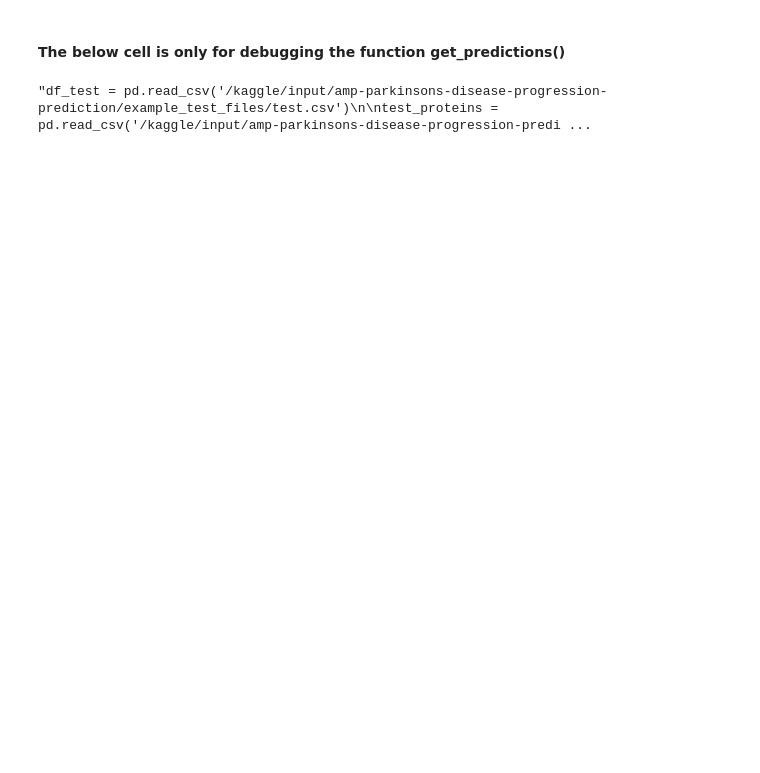
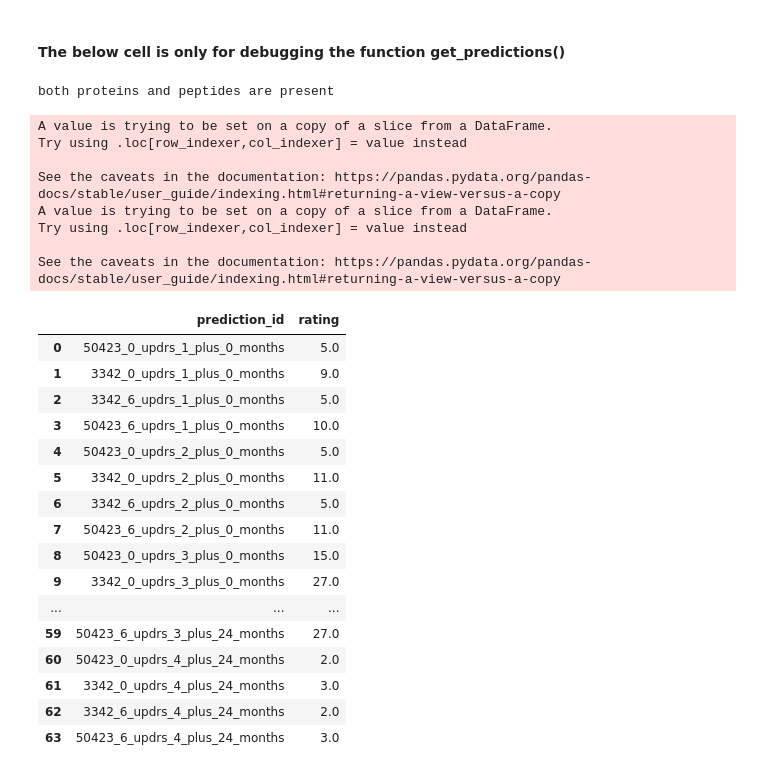
Before and after one commit to sumaniitm/AMP-parkinsons-disease-progression-prediction, a Jupyter notebook: amp-parkinson-s-disease-progression-prediction.ipynb, the cells around one changed output. Cells and saved outputs as stored; diff of their text form; code cells hidden in the pictures; blank space fills up the shorter version.

```diff
--- a/amp-parkinson-s-disease-progression-prediction.ipynb
+++ b/amp-parkinson-s-disease-progression-prediction.ipynb
@@ -214,2 +339,18 @@ updrs_4
 # %% [markdown]
 #### The commands below are for debugging only, these were used to determine the bins corresponding to the train-test split specific to UPDRS tests
+# %%
+def smape(y_true, y_pred):
+    smap = np.zeros(len(y_true))
+
+    num = np.abs(y_true - y_pred)
+    dem = ((np.abs(y_true) + np.abs(y_pred)) / 2)
+
+    pos_ind = dem != 0
+    smap[pos_ind] = num[pos_ind] / dem[pos_ind]
+
+    return 100 * np.mean(smap)
+
+train_true_all = [1,2,3,4,150,0,0,0,0]
+train_yhat_all = [0,0,0,0,0,0,0,0,0]
+print('SMAPE: ',smape(np.array(train_true_all), np.round(np.array(train_yhat_all))))
+print('SMAPE+1: ',smape(np.array(train_true_all)+1, np.round(np.array(train_yhat_all)+1)))
@@ -215,0 +360,9 @@ updrs_4
+# %%
+for u in list_of_updrs_tests:
+
+    X = full_training_data[['visit_month','npx_mean','npx_median','peptide_mean','peptide_median']]
+
+    y_true = full_training_data[u]
+    y_pred = np.ceil(model_dict[u].predict(X))
+
+    print('Linear regression SMAPE + 1 for', u, ':', smape(np.array(y_true), np.array(y_pred)))
@@ -215,0 +374,12 @@ updrs_4
+# %%
+for u in list_of_updrs_tests:
+
+    X = full_training_data[['visit_month','npx_mean','npx_median','peptide_mean','peptide_median']]
+
+    poly = PolynomialFeatures(degree = 7)
+    X_poly = poly.fit_transform(X)
+
+    y_true = full_training_data[u]
+    y_pred = np.ceil(poly_model_dict[u].predict(X_poly))
+
+    print('Polynomial regression SMAPE + 1 for', u, ':', smape(np.array(y_true), np.array(y_pred)))
@@ -412,21 +583,47 @@ def get_predictions(model_dict, df_test, df_proteins=pd.DataFrame(), df_peptides
 
     return result
 # %%
-"""df_test = pd.read_csv('/kaggle/input/amp-parkinsons-disease-progression-prediction/example_test_files/test.csv')
+df_test = pd.read_csv('/kaggle/input/amp-parkinsons-disease-progression-prediction/example_test_files/test.csv')
 
 test_proteins = pd.read_csv('/kaggle/input/amp-parkinsons-disease-progression-prediction/example_test_files/test_proteins.csv')
 #result = get_predictions(model_dict=model_dict, sklearn_pipeline=full_pipeline, df_test=df_test, df_proteins=test_proteins, df_peptides=pd.DataFrame())
 
 test_peptides = pd.read_csv('/kaggle/input/amp-parkinsons-disease-progression-prediction/example_test_files/test_peptides.csv')
 #result = get_predictions(model_dict=model_dict, sklearn_pipeline=full_pipeline, df_test=df_test, df_proteins=pd.DataFrame(), df_peptides=test_peptides)
 
-result = get_predictions(model_dict=model_dict, sklearn_pipeline=full_pipeline, df_test=df_test, df_proteins=test_proteins, df_peptides=test_peptides)
+#result = get_predictions(model_dict=model_dict, sklearn_pipeline=full_pipeline, df_test=df_test, df_proteins=test_proteins, df_peptides=test_peptides)
+result = get_predictions(model_dict=model_dict, df_test=df_test, df_proteins=test_proteins, df_peptides=test_peptides)
 
 #result = get_predictions(model_dict=model_dict, sklearn_pipeline=full_pipeline)
 
-result"""
+#result
 # %% [output]
-"df_test = pd.read_csv('/kaggle/input/amp-parkinsons-disease-progression-prediction/example_test_files/test.csv')\n\ntest_proteins = pd.read_csv('/kaggle/input/amp-parkinsons-disease-progression-predi ...
+both proteins and peptides are present
+A value is trying to be set on a copy of a slice from a DataFrame.
+Try using .loc[row_indexer,col_indexer] = value instead
+
+See the caveats in the documentation: https://pandas.pydata.org/pandas-docs/stable/user_guide/indexing.html#returning-a-view-versus-a-copy
+A value is trying to be set on a copy of a slice from a DataFrame.
+Try using .loc[row_indexer,col_indexer] = value instead
+
+See the caveats in the documentation: https://pandas.pydata.org/pandas-docs/stable/user_guide/indexing.html#returning-a-view-versus-a-copy
+|  | prediction_id | rating |
+| 0 | 50423_0_updrs_1_plus_0_months | 5.0 |
+| 1 | 3342_0_updrs_1_plus_0_months | 9.0 |
+| 2 | 3342_6_updrs_1_plus_0_months | 5.0 |
+| 3 | 50423_6_updrs_1_plus_0_months | 10.0 |
+| 4 | 50423_0_updrs_2_plus_0_months | 5.0 |
+| 5 | 3342_0_updrs_2_plus_0_months | 11.0 |
+| 6 | 3342_6_updrs_2_plus_0_months | 5.0 |
+| 7 | 50423_6_updrs_2_plus_0_months | 11.0 |
+| 8 | 50423_0_updrs_3_plus_0_months | 15.0 |
+| 9 | 3342_0_updrs_3_plus_0_months | 27.0 |
+| ... | ... | ... |
+| 59 | 50423_6_updrs_3_plus_24_months | 27.0 |
+| 60 | 50423_0_updrs_4_plus_24_months | 2.0 |
+| 61 | 3342_0_updrs_4_plus_24_months | 3.0 |
+| 62 | 3342_6_updrs_4_plus_24_months | 2.0 |
+| 63 | 50423_6_updrs_4_plus_24_months | 3.0 |
 # %%
 import amp_pd_peptide
 env = amp_pd_peptide.make_env()   # initialize the environment
```
Also changed, not shown: parts of 20 cells of this notebook.
